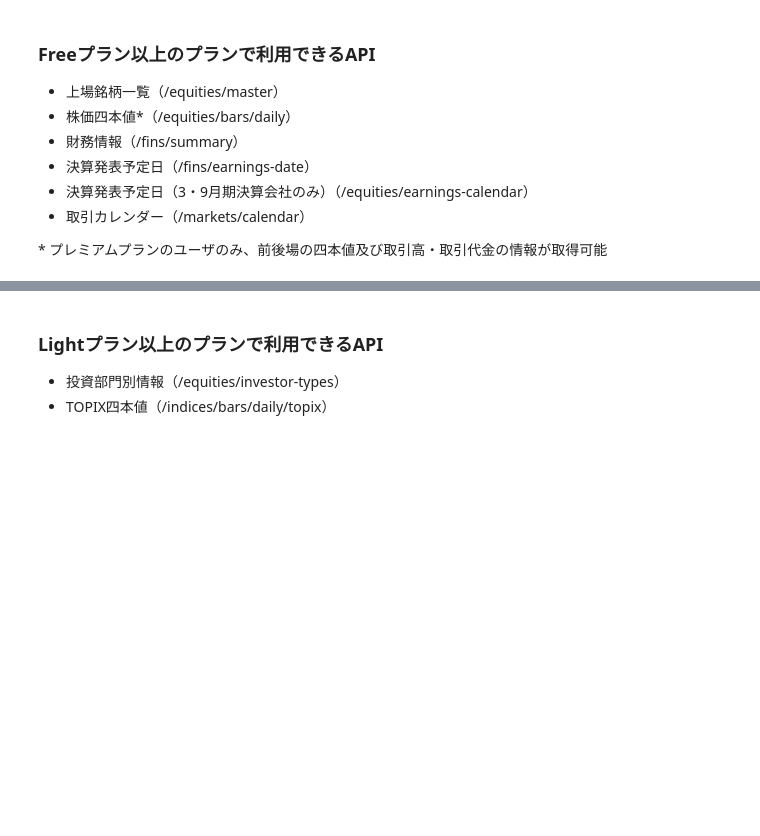
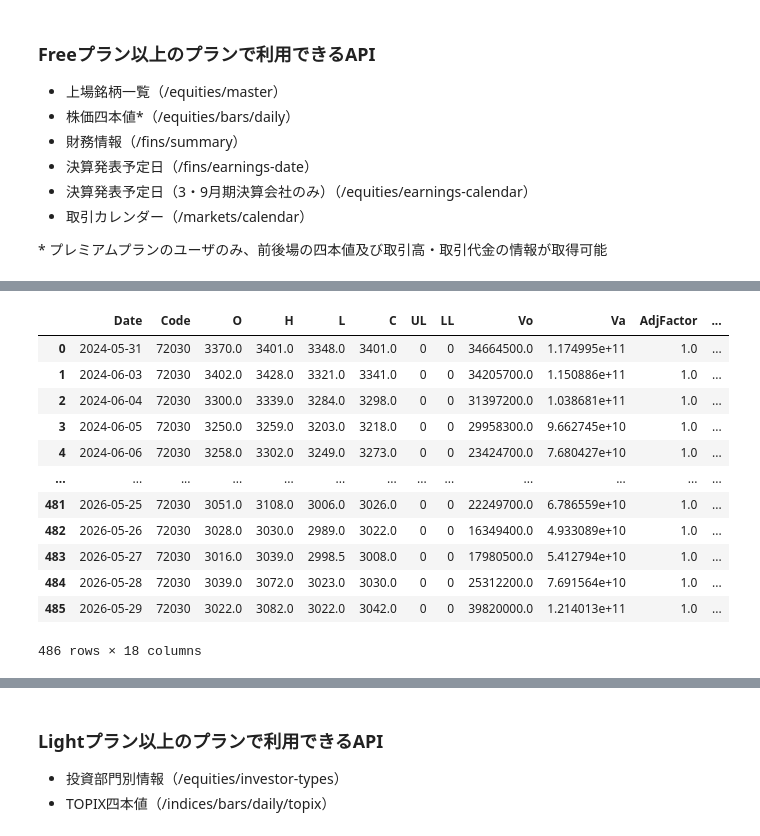
Before and after one commit to Takashi-sketch/hello-world, a Jupyter notebook: jquants-api-quick-start-v2.ipynb, the cells around one changed output, grey strips where cells are left out. Drawn from its saved outputs; the diff is of its cells as text; code cells hidden in the pictures; blank space fills up the shorter version.

```diff
--- a/jquants-api-quick-start-v2.ipynb
+++ b/jquants-api-quick-start-v2.ipynb
@@ -43,7 +43,7 @@ APIキーはJ-Quants Webサイトのダッシュボードページから取得
 #@title **APIキーを設定**
 #@markdown J-Quants WebサイトのダッシュボードにてAPIキーを取得し、以下に貼り付けてください。
 
-api_key = ""#@param {type: "string"}
+api_key = "x5lSKIv88LaKCSpmsnnApdT6AE4c-P__0NZyH5JhdD4"#@param {type: "string"}
 
 if api_key:
     headers = {"x-api-key": api_key}
@@ -71,7 +73,7 @@ else:
 #@markdown （データ更新時刻）
 #@markdown - 毎営業日の17:30頃、翌営業日の8:00頃
 
-code = ""#@param {type:"string"}
+code = "7203"#@param {type:"string"}
 date = ""#@param {type:"string"}
 
 params = {}
@@ -106,35 +111,49 @@ else:
 #@markdown - Premiumプランの方には、日通しに加え、前場(Morning)及び後場(Afternoon)の四本値及び取引高（調整前・後両方）・取引代金が取得可能です。
 
 
-code = ""#@param {type:"string"}
+code = "7203"#@param {type:"string"}
 date = ""#@param {type:"string"}
 from_ = "" #@param {type:"string"}
 to = "" #@param {type:"string"}
 
 params = {}
 if code != "":
   params["code"] = code
 if date != "":
   params["date"] = date
 if from_ != "":
   params["from"] = from_
 if to != "":
   params["to"] = to
 
 res = requests.get(f"{API_URL}/equities/bars/daily", params=params, headers=headers)
 
 if res.status_code == 200:
   d = res.json()
   data = d["data"]
   while "pagination_key" in d:
     params["pagination_key"] = d["pagination_key"]
     res = requests.get(f"{API_URL}/equities/bars/daily", params=params, headers=headers)
     d = res.json()
     data += d["data"]
   df = pd.DataFrame(data)
   display(df)
 else:
   print(res.json())
+# %% [output]
+|  | Date | Code | O | H | L | C | UL | LL | Vo | Va | AdjFactor | ... |
+| 0 | 2024-05-31 | 72030 | 3370.0 | 3401.0 | 3348.0 | 3401.0 | 0 | 0 | 34664500.0 | 1.174995e+11 | 1.0 | ... |
+| 1 | 2024-06-03 | 72030 | 3402.0 | 3428.0 | 3321.0 | 3341.0 | 0 | 0 | 34205700.0 | 1.150886e+11 | 1.0 | ... |
+| 2 | 2024-06-04 | 72030 | 3300.0 | 3339.0 | 3284.0 | 3298.0 | 0 | 0 | 31397200.0 | 1.038681e+11 | 1.0 | ... |
+| 3 | 2024-06-05 | 72030 | 3250.0 | 3259.0 | 3203.0 | 3218.0 | 0 | 0 | 29958300.0 | 9.662745e+10 | 1.0 | ... |
+| 4 | 2024-06-06 | 72030 | 3258.0 | 3302.0 | 3249.0 | 3273.0 | 0 | 0 | 23424700.0 | 7.680427e+10 | 1.0 | ... |
+| ... | ... | ... | ... | ... | ... | ... | ... | ... | ... | ... | ... | ... |
+| 481 | 2026-05-25 | 72030 | 3051.0 | 3108.0 | 3006.0 | 3026.0 | 0 | 0 | 22249700.0 | 6.786559e+10 | 1.0 | ... |
+| 482 | 2026-05-26 | 72030 | 3028.0 | 3030.0 | 2989.0 | 3022.0 | 0 | 0 | 16349400.0 | 4.933089e+10 | 1.0 | ... |
+| 483 | 2026-05-27 | 72030 | 3016.0 | 3039.0 | 2998.5 | 3008.0 | 0 | 0 | 17980500.0 | 5.412794e+10 | 1.0 | ... |
+| 484 | 2026-05-28 | 72030 | 3039.0 | 3072.0 | 3023.0 | 3030.0 | 0 | 0 | 25312200.0 | 7.691564e+10 | 1.0 | ... |
+| 485 | 2026-05-29 | 72030 | 3022.0 | 3082.0 | 3022.0 | 3042.0 | 0 | 0 | 39820000.0 | 1.214013e+11 | 1.0 | ... |
+486 rows × 18 columns
 # %%
 #@title 財務情報（/fins/summary）
 
```
Also changed, not shown: parts of 11 cells of this notebook.
